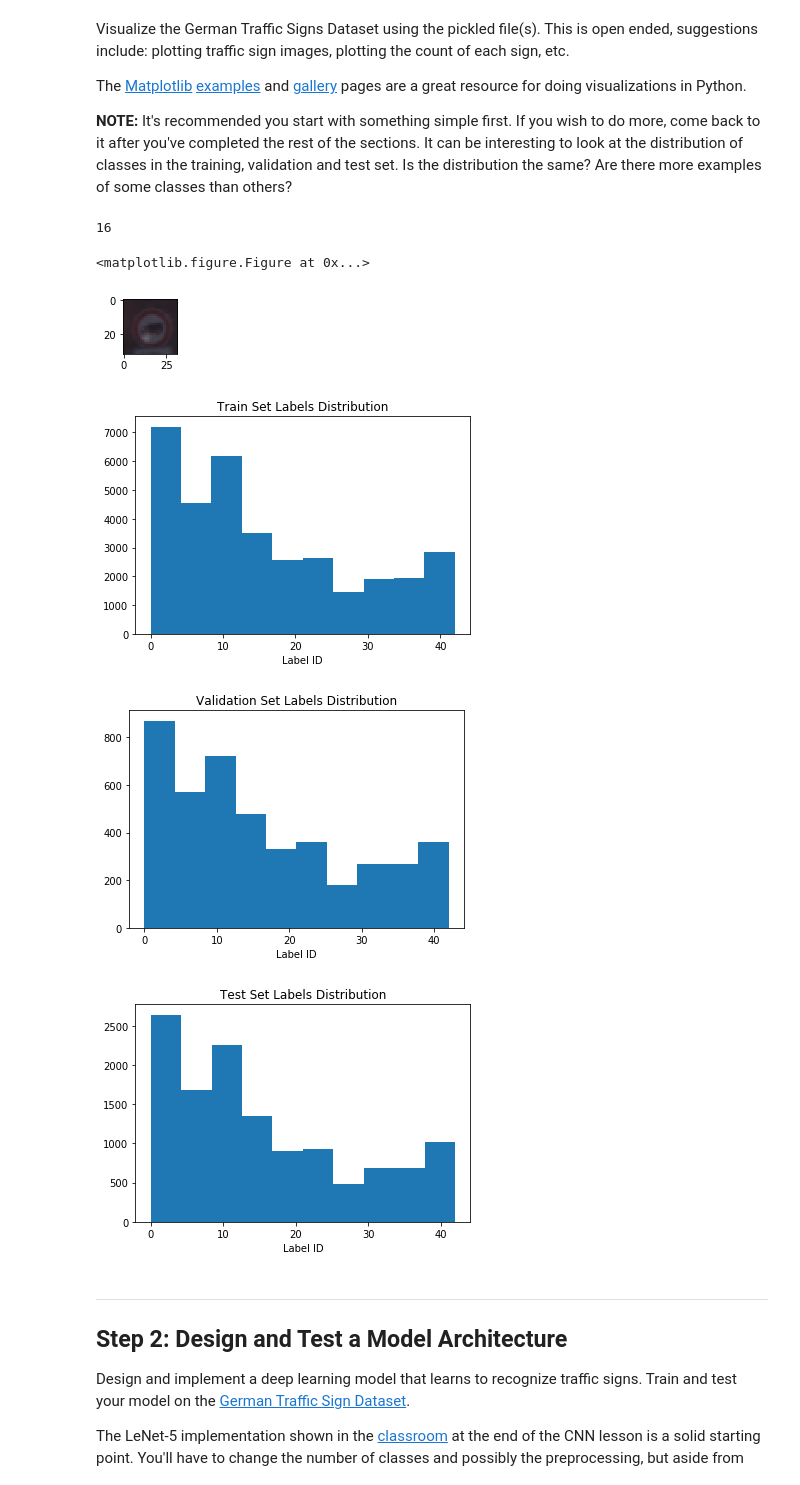
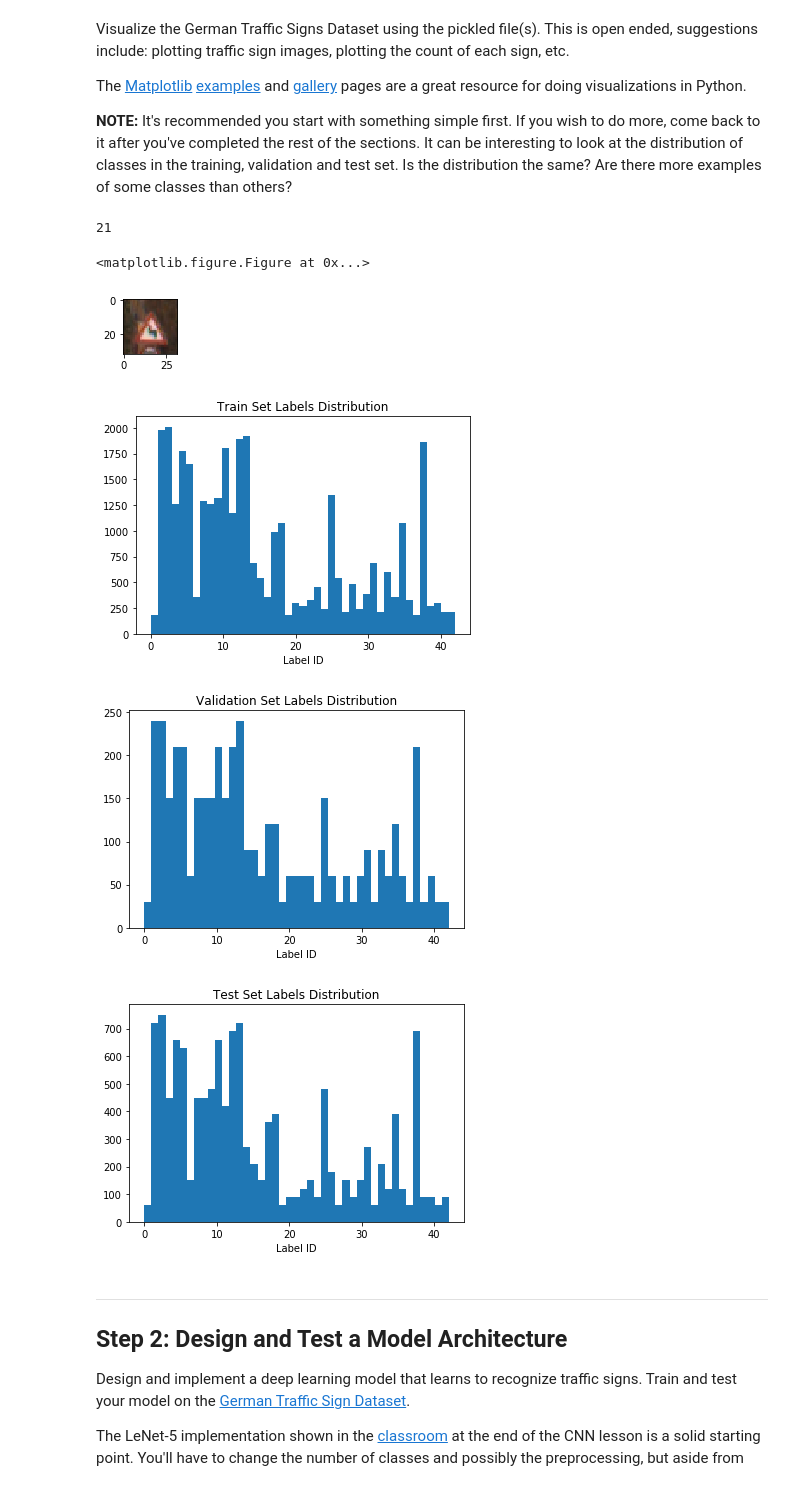
Before and after one commit to schambon77/CarND-Traffic-Sign-Classifier, a Jupyter notebook: Traffic_Sign_Classifier.ipynb, the cells around one changed output. Drawn from its saved outputs; the diff is of its cells as text; code cells hidden in the pictures.

```diff
--- a/Traffic_Sign_Classifier.ipynb
+++ b/Traffic_Sign_Classifier.ipynb
@@ -100,37 +100,37 @@ The [Matplotlib](http://matplotlib.org/) [examples](http://matplotlib.org/exampl
 # %%
 ### Data exploration visualization code goes here.
 ### Feel free to use as many code cells as needed.
 import matplotlib.pyplot as plt
 # Visualizations will be shown in the notebook.
 %matplotlib inline
 
 import random
 index = random.randint(0, n_train)
 image = X_train[index].squeeze()
 
 fig = plt.figure()
 plt.figure(figsize=(1,1))
 plt.imshow(image)
 print(y_train[index])
 
-def plot_label_set_histogram(labels, title):
+def plot_label_set_histogram(labels, title, nbins):
     fig = plt.figure()
     ax = fig.add_subplot(111)
-    plt.hist(labels)
+    plt.hist(labels, bins=nbins)
     plt.title(title)
     ax.set_xlabel('Label ID')
     plt.show()
 
-plot_label_set_histogram(y_train, 'Train Set Labels Distribution')
-plot_label_set_histogram(y_valid, 'Validation Set Labels Distribution')
-plot_label_set_histogram(y_test, 'Test Set Labels Distribution')
+plot_label_set_histogram(y_train, 'Train Set Labels Distribution', nbins=n_classes)
+plot_label_set_histogram(y_valid, 'Validation Set Labels Distribution', nbins=n_classes)
+plot_label_set_histogram(y_test, 'Test Set Labels Distribution', nbins=n_classes)
 # %% [output]
-16
+21
 <matplotlib.figure.Figure at 0x...>
-[figure, old version]
+[figure, new version]
-[figure, old version]
+[figure, new version]
-[figure, old version]
+[figure, new version]
-[figure, old version]
+[figure, new version]
 # %% [markdown]
 ----
 
```
Also changed, not shown: parts of 5 cells of this notebook, 3 other files.
